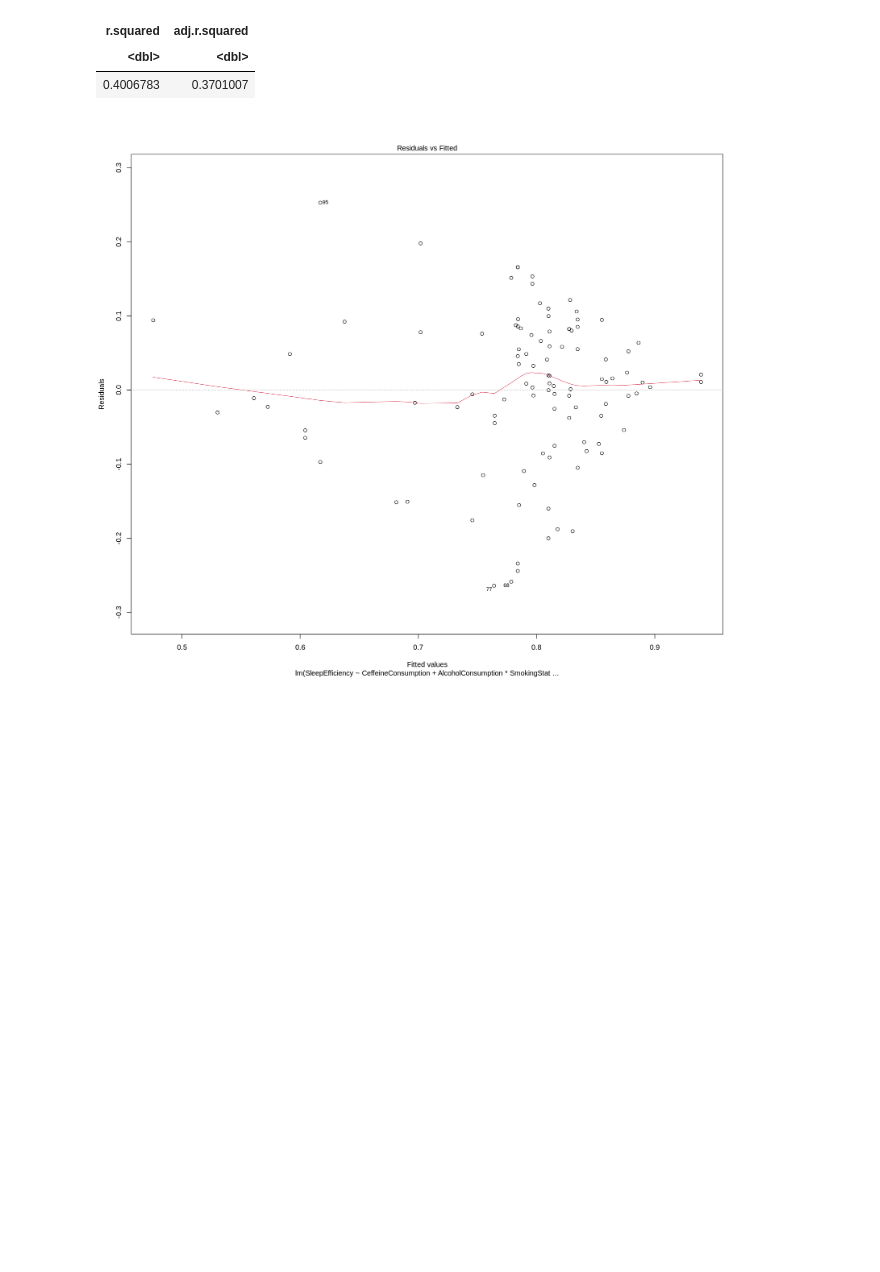
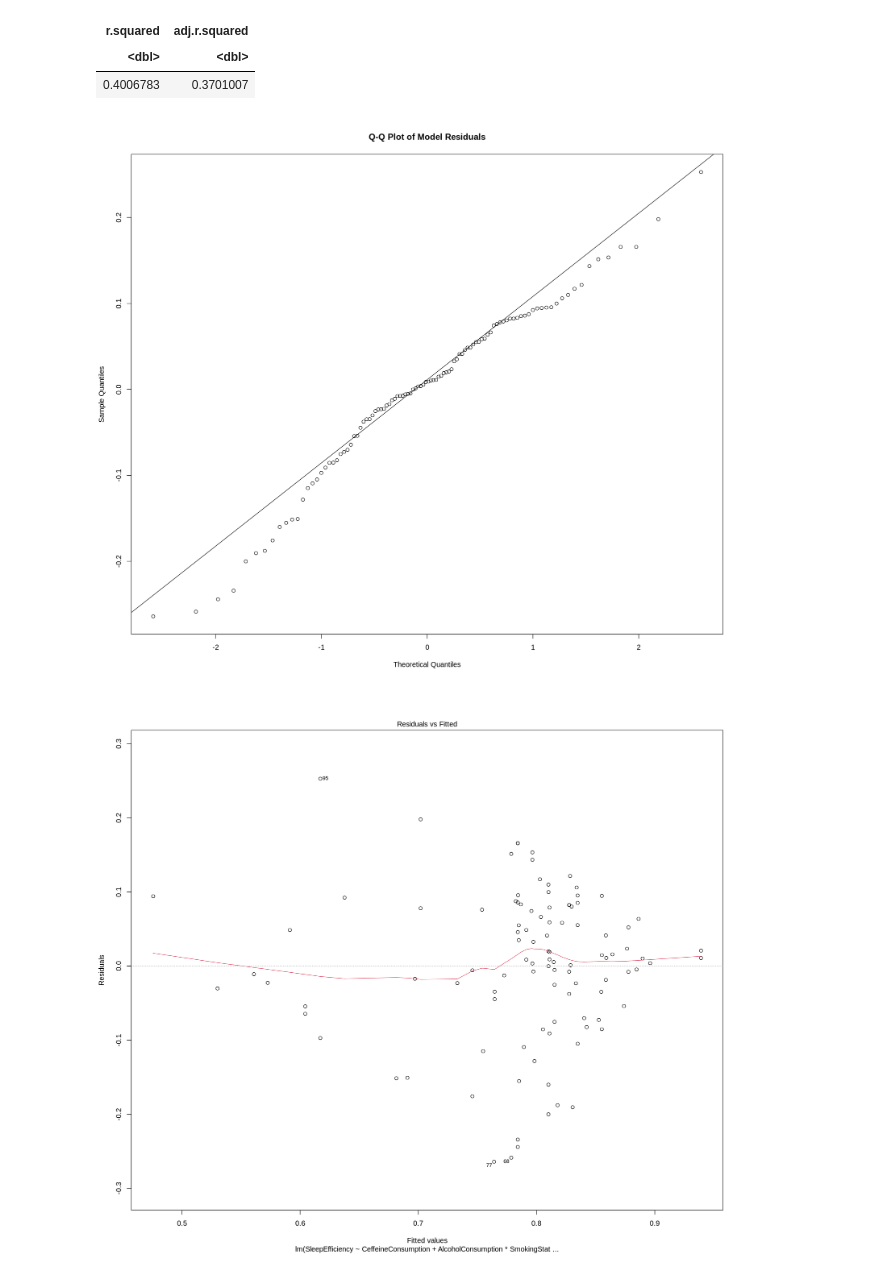
Before and after one commit to Wills-Hao/Sleep-Efficiency-Factors-R, a Jupyter notebook: Final Report.ipynb, the cells around one changed output. Drawn from its saved outputs; the diff is of its cells as text; code cells hidden in the pictures; blank space fills up the shorter version.

```diff
--- a/Final Report.ipynb
+++ b/Final Report.ipynb
@@ -252,6 +262,11 @@ A tibble: 1 × 2
 | r.squared | adj.r.squared |
 | <dbl> | <dbl> |
 | 0.4006783 | 0.3701007 |
+# %%
+qqnorm(interact_fit$residuals, main = "Q-Q Plot of Model Residuals")
+qqline(interact_fit$residuals)
+# %% [output]
+[figure, added]
 # %%
 plot(interact_fit, 1)
 # %% [output]
```
Also changed, not shown: parts of 2 cells of this notebook.
